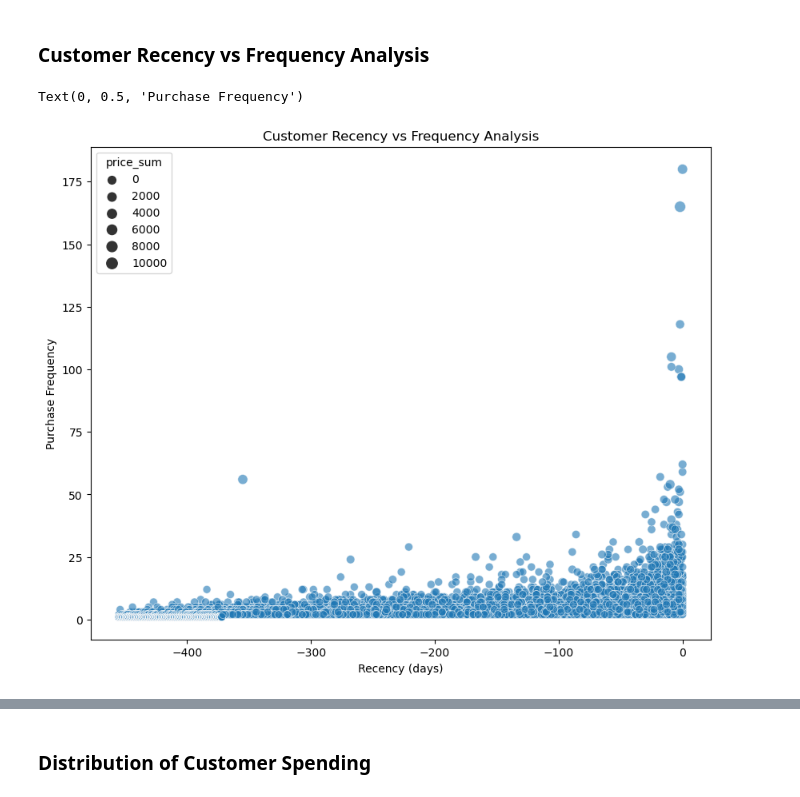
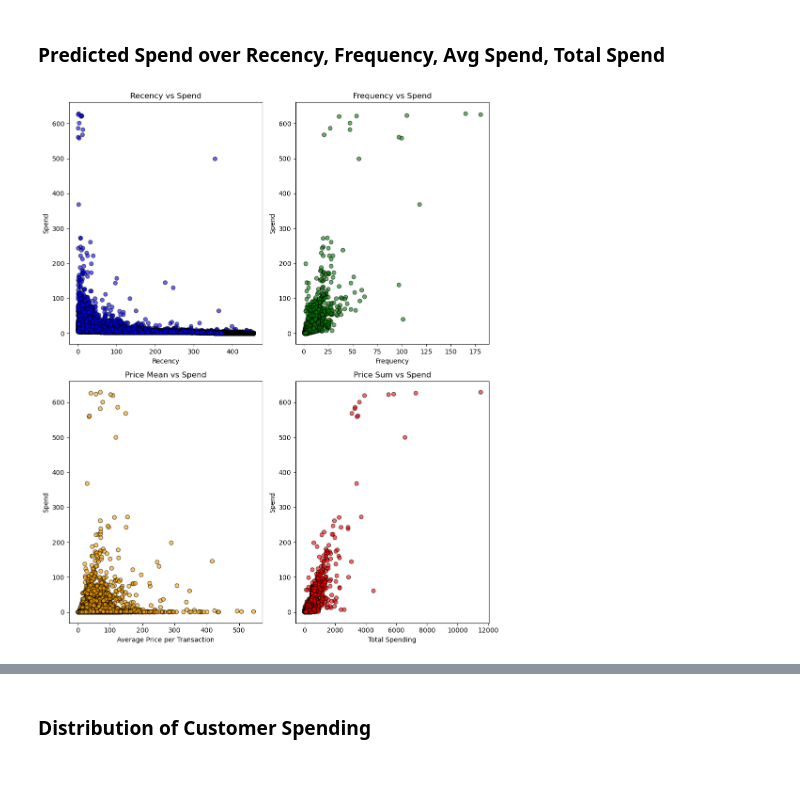
Before and after one commit to YashChowdhary34/predictive_clv_behaviour_analysis, a Jupyter notebook: analysis/04_prediction_analysis.ipynb, the cells around one changed output, grey strips where cells are left out. Cells and saved outputs as stored; diff of their text form; code cells hidden in the pictures.

```diff
--- a/analysis/04_prediction_analysis.ipynb
+++ b/analysis/04_prediction_analysis.ipynb
@@ -45,11 +14,34 @@ fig.show()
-# %% [markdown]
-### Customer Recency vs Frequency Analysis
-# %%
-plt.figure(figsize=(10, 8))
-sns.scatterplot(data=clv_df[['recency', 'frequency', 'price_sum']], x='recency', y='frequency', size='price_sum', sizes=(50, 100), alpha=0.6)
-plt.title('Customer Recency vs Frequency Analysis')
-plt.xlabel('Recency (days)')
-plt.ylabel('Purchase Frequency')
-# %% [output]
-Text(0, 0.5, 'Purchase Frequency')
-[figure, removed]
+# %% [markdown]
+### Predicted Spend over Recency, Frequency, Avg Spend, Total Spend
+# %%
+plt.figure(figsize=(10, 12))
+
+plt.subplot(2, 2, 1)
+plt.scatter(clv_df['recency'], clv_df['spend_90_total'], alpha=0.6, color='blue', edgecolor='black')
+plt.title('Recency vs Spend')
+plt.xlabel('Recency')
+plt.ylabel('Spend')
+
+plt.subplot(2, 2, 2)
+plt.scatter(clv_df['frequency'], clv_df['spend_90_total'], alpha=0.6, color='green', edgecolor='black')
+plt.title('Frequency vs Spend')
+plt.xlabel('Frequency')
+plt.ylabel('Spend')
+
+plt.subplot(2, 2, 3)
+plt.scatter(clv_df['price_mean'], clv_df['spend_90_total'], alpha=0.6, color='orange', edgecolor='black')
+plt.title('Price Mean vs Spend')
+plt.xlabel('Average Price per Transaction')
+plt.ylabel('Spend')
+
+plt.subplot(2, 2, 4)
+plt.scatter(clv_df['price_sum'], clv_df['spend_90_total'], alpha=0.6, color='red', edgecolor='black')
+plt.title('Price Sum vs Spend')
+plt.xlabel('Total Spending')
+plt.ylabel('Spend')
+
+plt.tight_layout()
+plt.savefig('../visuals/predicted_spend_vs_features.png')
+plt.show()
+# %% [output]
+[figure, added]
```
Also changed, not shown: parts of 22 cells of this notebook, 35 other files.
